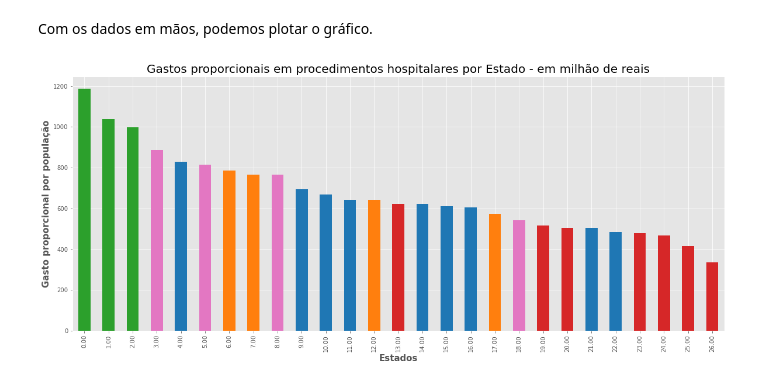
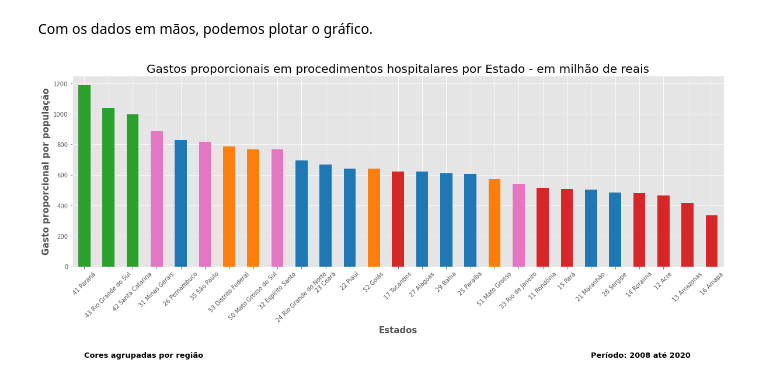
Before and after one commit to edwi-feitoza/bootcamp-alura-data-science, a Jupyter notebook: modulo_1/aula_5/alura_bootcamp_modulo_1.ipynb, the cells around one changed output. Drawn from its saved outputs; the diff is of its cells as text; code cells hidden in the pictures.

```diff
--- a/modulo_1/aula_5/alura_bootcamp_modulo_1.ipynb
+++ b/modulo_1/aula_5/alura_bootcamp_modulo_1.ipynb
@@ -929,19 +929,22 @@ Com os dados em mãos, podemos plotar o gráfico.
 # %%
 gastos_por_regiao = {
 '1' : 'tab:red',
 '2' : 'tab:blue',
 '3' : 'tab:pink',
 '4' : 'tab:green',
 '5' : 'tab:orange'
 }
 
 cores = gastos_proporcional_populacao.index.str[0].map(gastos_por_regiao)
 
-ax = gastos_proporcional_populacao.plot(x="Unidade da Federação", y="Gasto médio / Habitante", kind="bar", color=cores, figsize=(20,8))
+ax = gastos_proporcional_populacao.plot(x="Unidade da Federação", y="Gasto médio / Habitante", kind="bar", color=cores, figsize=(20,6), rot=45)
 ax.xaxis.set_major_formatter(ticker.StrMethodFormatter("{x:,.2f}"))
 ax.set_ylabel("Gasto proporcional por população", fontweight="bold", fontsize="15")
+ax.set_xticklabels(gastos_proporcional_populacao.index)
 ax.set_xlabel("Estados", fontweight="bold", fontsize="15")
 plt.title(label="Gastos proporcionais em procedimentos hospitalares por Estado - em milhão de reais", fontsize=20)
+plt.text(21,-580,"Período: 2008 até 2020",verticalalignment='center',fontsize=13,fontweight="bold",color='black')
+plt.text(0,-580,"Cores agrupadas por região",verticalalignment='center',fontsize=13,fontweight="bold",color='black')
 plt.show()
 # %% [output]
-[figure, old version]
+[figure, new version]
```
Also changed, not shown: parts of 1 cell of this notebook.
